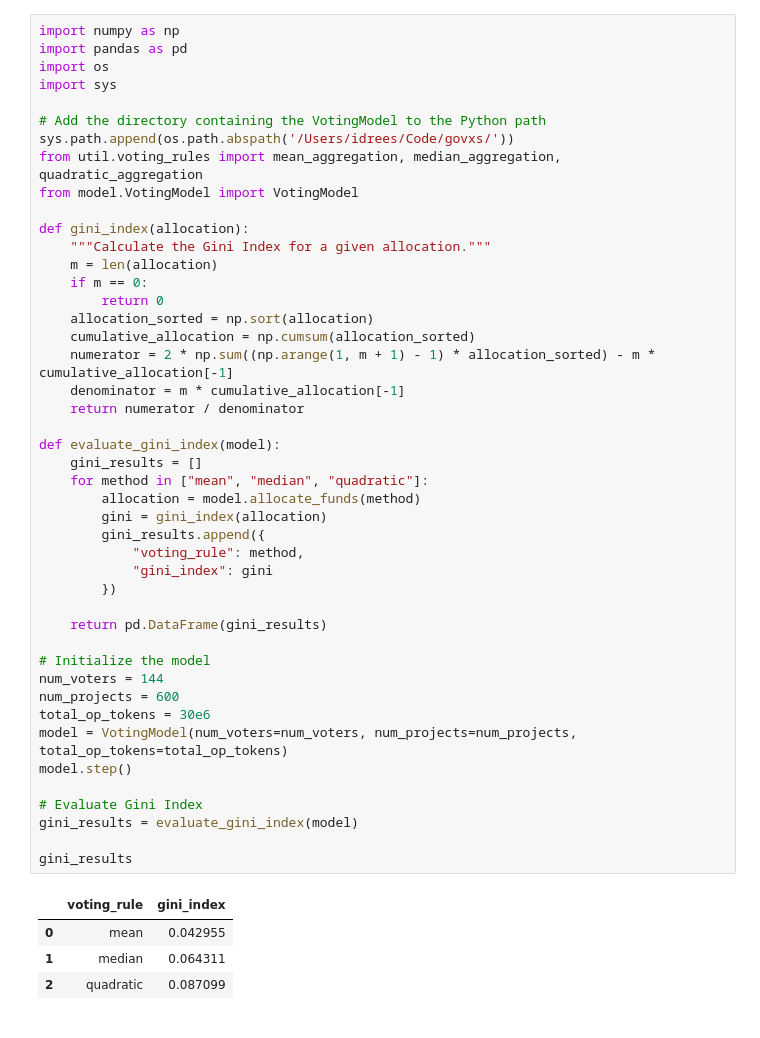
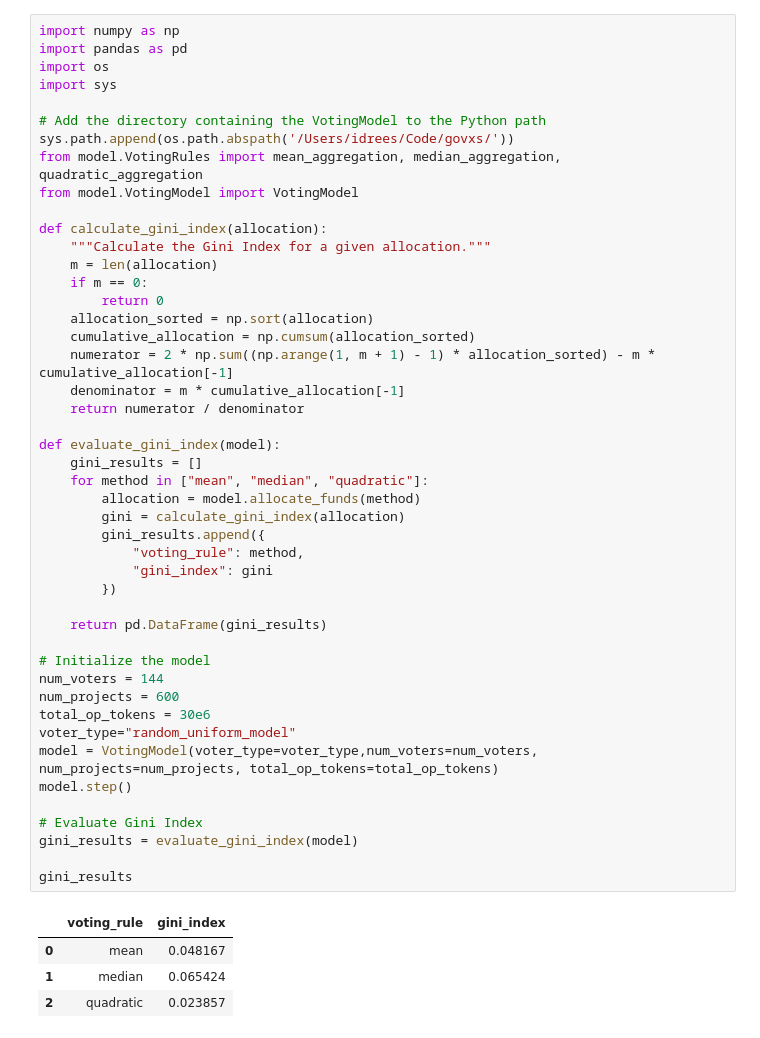
Before and after one commit to GovXS/Evaluating-Voting-Design-Tradeoffs-for-Retro-Funding, a Jupyter notebook: evaluations/gini_index.ipynb, the cells around one changed output. Saved outputs shown, nothing was run; the diff lists cells and outputs as text.

Commit message:
gini index eval matrix

```diff
--- a/evaluations/gini_index.ipynb
+++ b/evaluations/gini_index.ipynb
@@ -6,45 +6,46 @@ import sys
 
 # Add the directory containing the VotingModel to the Python path
 sys.path.append(os.path.abspath('/Users/idrees/Code/govxs/'))
-from util.voting_rules import mean_aggregation, median_aggregation, quadratic_aggregation
+from model.VotingRules import mean_aggregation, median_aggregation, quadratic_aggregation
 from model.VotingModel import VotingModel
 
-def gini_index(allocation):
+def calculate_gini_index(allocation):
     """Calculate the Gini Index for a given allocation."""
     m = len(allocation)
     if m == 0:
         return 0
     allocation_sorted = np.sort(allocation)
     cumulative_allocation = np.cumsum(allocation_sorted)
     numerator = 2 * np.sum((np.arange(1, m + 1) - 1) * allocation_sorted) - m * cumulative_allocation[-1]
     denominator = m * cumulative_allocation[-1]
     return numerator / denominator
 
 def evaluate_gini_index(model):
     gini_results = []
     for method in ["mean", "median", "quadratic"]:
         allocation = model.allocate_funds(method)
-        gini = gini_index(allocation)
+        gini = calculate_gini_index(allocation)
         gini_results.append({
             "voting_rule": method,
             "gini_index": gini
         })
 
     return pd.DataFrame(gini_results)
 
 # Initialize the model
 num_voters = 144
 num_projects = 600
 total_op_tokens = 30e6
-model = VotingModel(num_voters=num_voters, num_projects=num_projects, total_op_tokens=total_op_tokens)
+voter_type="random_uniform_model"
+model = VotingModel(voter_type=voter_type,num_voters=num_voters, num_projects=num_projects, total_op_tokens=total_op_tokens)
 model.step()
 
 # Evaluate Gini Index
 gini_results = evaluate_gini_index(model)
 
 gini_results
 # %% [output]
 |  | voting_rule | gini_index |
-| 0 | mean | 0.042955 |
-| 1 | median | 0.064311 |
-| 2 | quadratic | 0.087099 |
+| 0 | mean | 0.048167 |
+| 1 | median | 0.065424 |
+| 2 | quadratic | 0.023857 |
```
Also changed, not shown: parts of 2 cells of this notebook.
